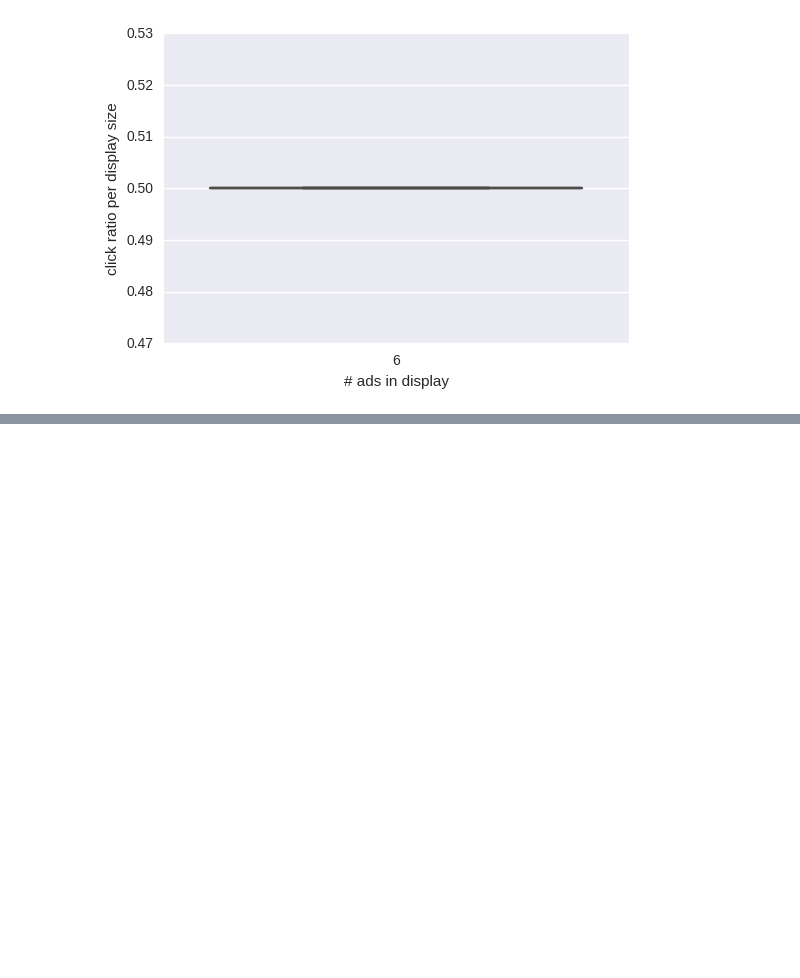
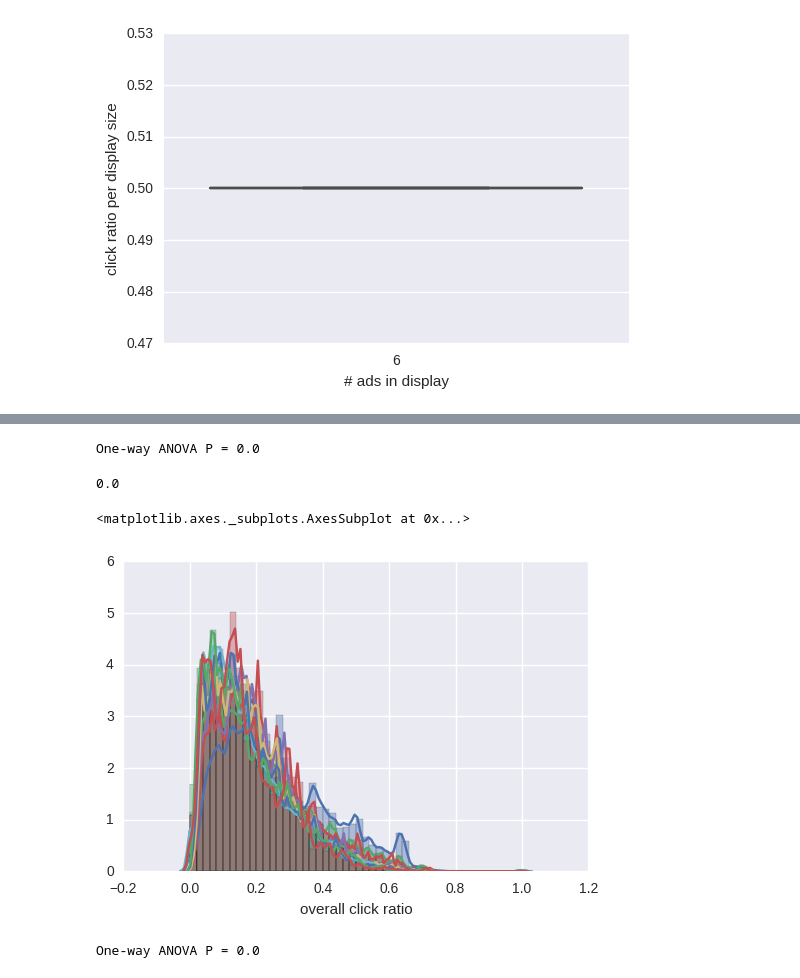
Before and after one commit to jason9263/kaggle_outbrain, a Jupyter notebook: EDA #2.ipynb, the cells around one changed output, grey strips where cells are left out. Saved outputs shown, nothing was run; the diff lists cells and outputs as text; code cells hidden in the pictures; blank space fills up the shorter version.

Commit message:
ANOVA initial.

```diff
--- a/EDA #2.ipynb
+++ b/EDA #2.ipynb
@@ -119,0 +125,61 @@ sns.boxplot(x="# ads in display", y="click ratio per display size", data=dfTrain
+# %%
+# compute one-way ANOVA P value
+from scipy import stats
+
+metricLabel = 'overall click ratio'
+treatment1 = dfTrain[dfTrain['# ads in display'] == 2][metricLabel]
+treatment2 = dfTrain[dfTrain['# ads in display'] == 3][metricLabel]
+treatment3 = dfTrain[dfTrain['# ads in display'] == 4][metricLabel]
+treatment4 = dfTrain[dfTrain['# ads in display'] == 5][metricLabel]
+treatment5 = dfTrain[dfTrain['# ads in display'] == 6][metricLabel]
+treatment6 = dfTrain[dfTrain['# ads in display'] == 7][metricLabel]
+treatment7 = dfTrain[dfTrain['# ads in display'] == 8][metricLabel]
+treatment8 = dfTrain[dfTrain['# ads in display'] == 9][metricLabel]
+treatment9 = dfTrain[dfTrain['# ads in display'] == 10][metricLabel]
+
+f_val, p_val = stats.f_oneway(treatment3, treatment5, treatment4) #,
+#                              treatment4, treatment5, treatment6,
+#                              treatment7, treatment8, treatment9)
+
+print ('One-way ANOVA P = {}'.format(p_val) )
+# %% [output]
+One-way ANOVA P = 0.0
+# %%
+p_val
+# %% [output]
+0.0
+# %%
+ax1 = sns.distplot(treatment1)
+sns.distplot(treatment2, ax=ax1)
+sns.distplot(treatment3, ax=ax1)
+sns.distplot(treatment4, ax=ax1)
+sns.distplot(treatment5, ax=ax1)
+sns.distplot(treatment6, ax=ax1)
+sns.distplot(treatment7, ax=ax1)
+sns.distplot(treatment8, ax=ax1)
+sns.distplot(treatment9, ax=ax1)
+# %% [output]
+<matplotlib.axes._subplots.AxesSubplot at 0x...>
+[figure, added]
+# %%
+# compute one-way ANOVA P value
+from scipy import stats
+
+metricLabel = 'click ratio per display size'
+treatment1 = dfTrain[dfTrain['# ads in display'] == 2][metricLabel]
+treatment2 = dfTrain[dfTrain['# ads in display'] == 3][metricLabel]
+treatment3 = dfTrain[dfTrain['# ads in display'] == 4][metricLabel]
+treatment4 = dfTrain[dfTrain['# ads in display'] == 5][metricLabel]
+treatment5 = dfTrain[dfTrain['# ads in display'] == 6][metricLabel]
+treatment6 = dfTrain[dfTrain['# ads in display'] == 7][metricLabel]
+treatment7 = dfTrain[dfTrain['# ads in display'] == 8][metricLabel]
+treatment8 = dfTrain[dfTrain['# ads in display'] == 9][metricLabel]
+treatment9 = dfTrain[dfTrain['# ads in display'] == 10][metricLabel]
+
+f_val, p_val = stats.f_oneway(treatment3, treatment5, treatment4) #,
+#                              treatment4, treatment5, treatment6,
+#                              treatment7, treatment8, treatment9)
+
+print ('One-way ANOVA P = {}'.format(p_val) )
+# %% [output]
+One-way ANOVA P = 0.0
```
Also changed, not shown: parts of 20 cells of this notebook.
